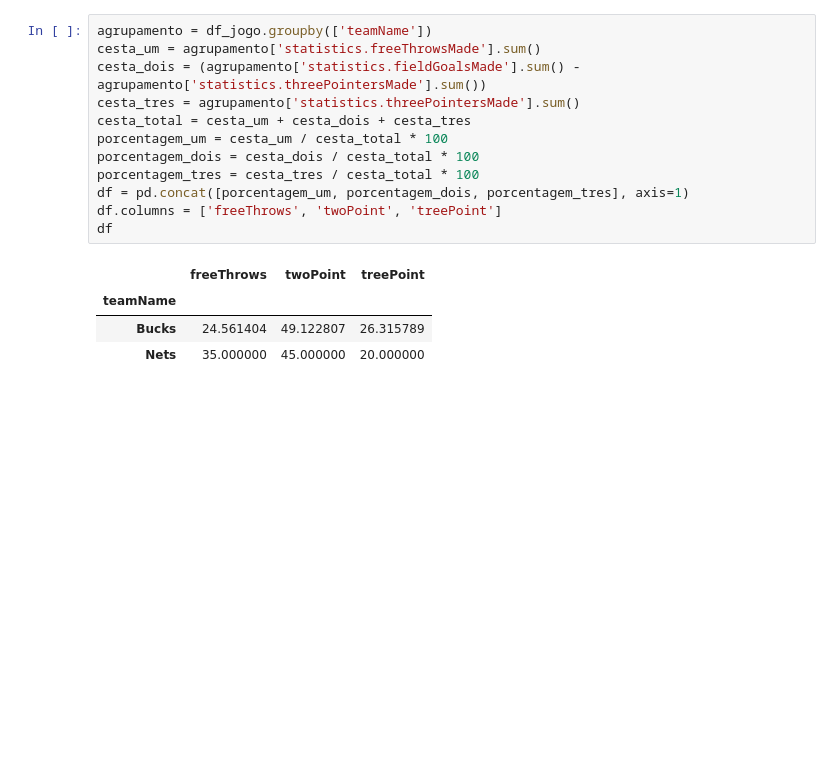
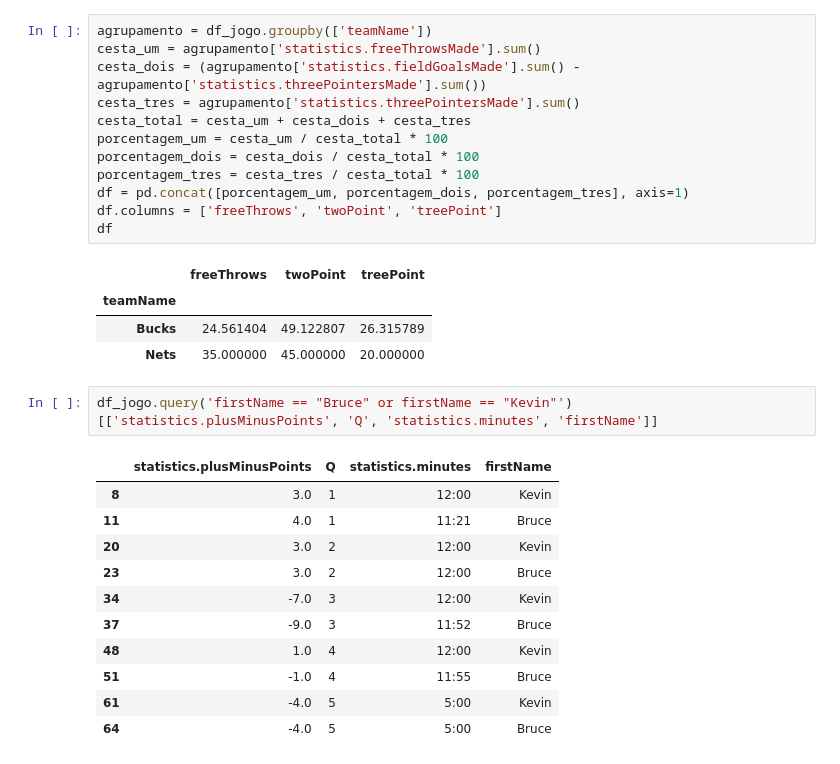
Before and after one commit to NERDBASK/NERDBASK, a Jupyter notebook: notebooks/analise1_BucksXNets_jogo7_Leste_SemiFinal.ipynb, the cells around one changed output. Drawn from its saved outputs; the diff is of its cells as text; blank space fills up the shorter version.

```diff
--- a/notebooks/analise1_BucksXNets_jogo7_Leste_SemiFinal.ipynb
+++ b/notebooks/analise1_BucksXNets_jogo7_Leste_SemiFinal.ipynb
@@ -75,3 +95,17 @@ df
 | teamName |  |  |  |
 | Bucks | 24.561404 | 49.122807 | 26.315789 |
 | Nets | 35.000000 | 45.000000 | 20.000000 |
+# %%
+df_jogo.query('firstName == "Bruce" or firstName == "Kevin"')[['statistics.plusMinusPoints', 'Q', 'statistics.minutes', 'firstName']]
+# %% [output]
+|  | statistics.plusMinusPoints | Q | statistics.minutes | firstName |
+| 8 | 3.0 | 1 | 12:00 | Kevin |
+| 11 | 4.0 | 1 | 11:21 | Bruce |
+| 20 | 3.0 | 2 | 12:00 | Kevin |
+| 23 | 3.0 | 2 | 12:00 | Bruce |
+| 34 | -7.0 | 3 | 12:00 | Kevin |
+| 37 | -9.0 | 3 | 11:52 | Bruce |
+| 48 | 1.0 | 4 | 12:00 | Kevin |
+| 51 | -1.0 | 4 | 11:55 | Bruce |
+| 61 | -4.0 | 5 | 5:00 | Kevin |
+| 64 | -4.0 | 5 | 5:00 | Bruce |
```
Also changed, not shown: parts of 4 cells of this notebook.
